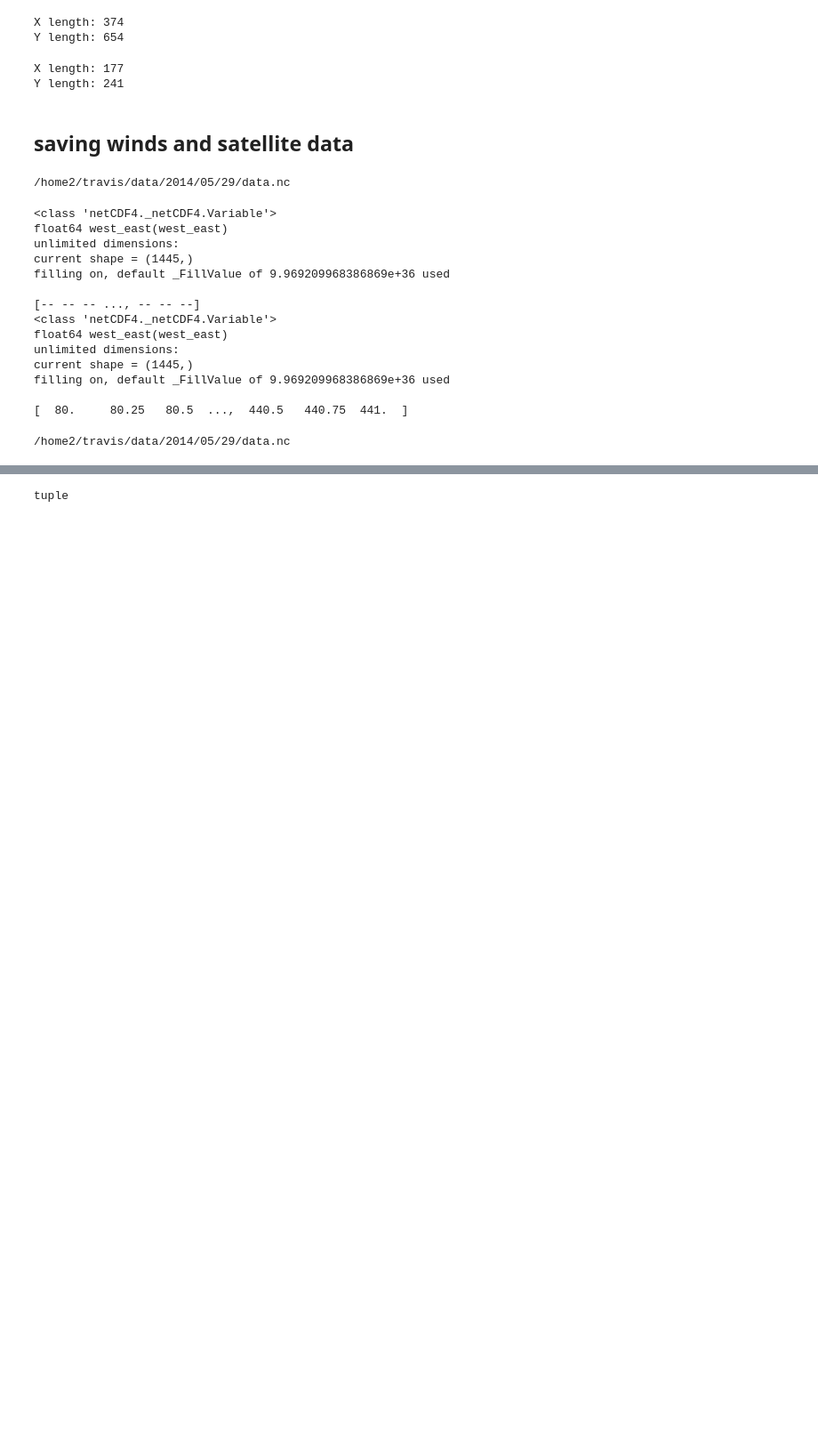
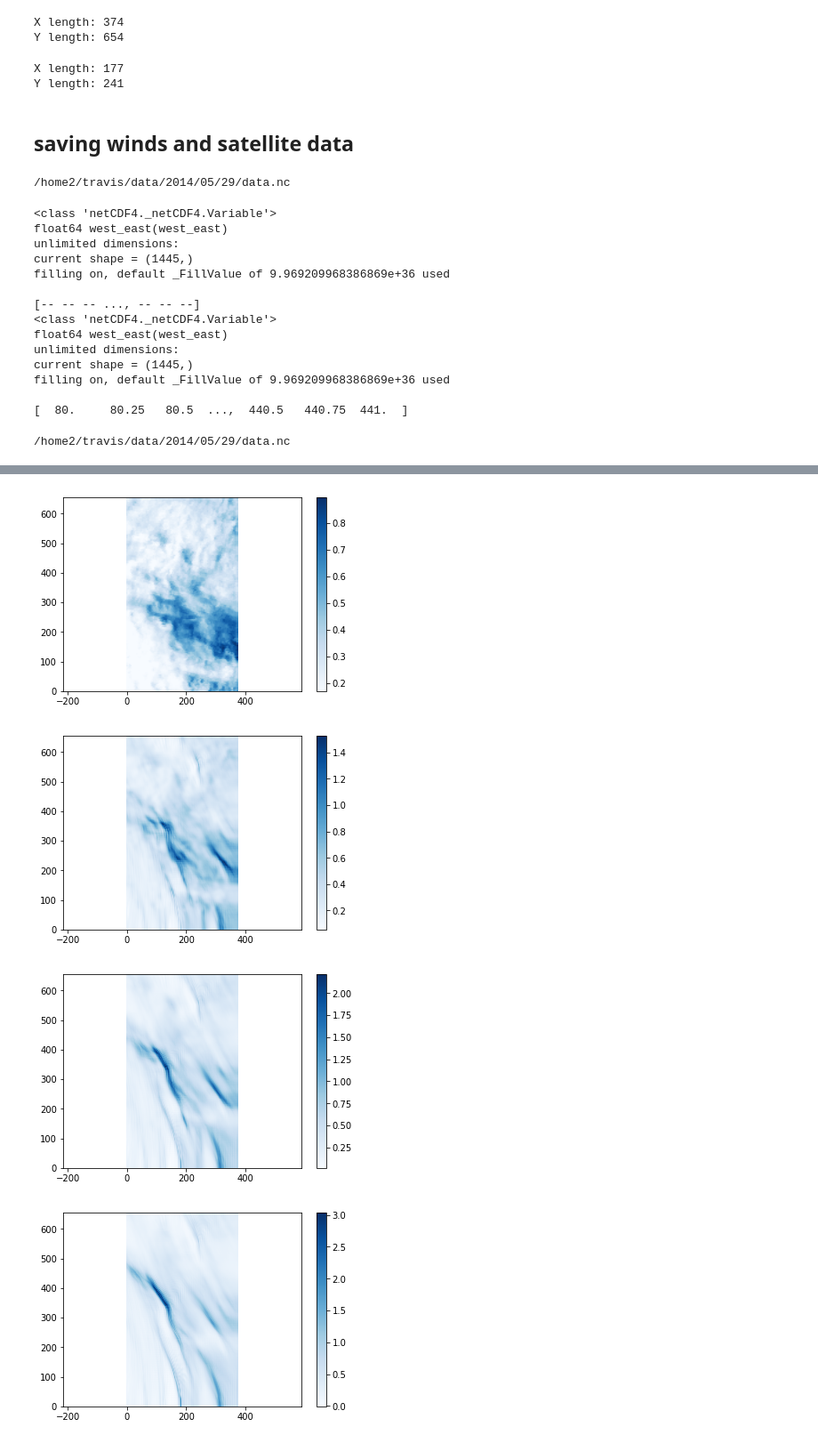
Before and after one commit to travisMharty/letkf_forecasting, a Jupyter notebook: notebooks/run_simplified.ipynb, the cells around one changed output, grey strips where cells are left out. Shown at 89% size. Drawn from its saved outputs; the diff is of its cells as text; code cells hidden in the pictures; blank space fills up the shorter version.

```diff
--- a/notebooks/run_simplified.ipynb
+++ b/notebooks/run_simplified.ipynb
@@ -552,4 +506,0 @@ store = Dataset(file_path_r, mode='w')
-# %%
-store.createGroup()
-# %% [output]
-tuple
@@ -558,0 +507,17 @@ if 1 is True:
+# %%
+this_store = Dataset('/home/travis/results/2014/05/29/tests_009/20140529_1645Z.nc')
+# %%
+ci = this_store.variables['ci'][:]
+# %%
+ci_mean = ci.mean(axis=1)
+# %%
+for i in range(ci_mean.shape[0]):
+    plt.figure()
+    im = plt.pcolormesh(ci_mean[i], cmap='Blues')
+    plt.colorbar(im)
+    plt.axis('equal')
+# %% [output]
+[figure, added]
+[figure, added]
+[figure, added]
+[figure, added]
```
Also changed, not shown: parts of 17 cells of this notebook.
